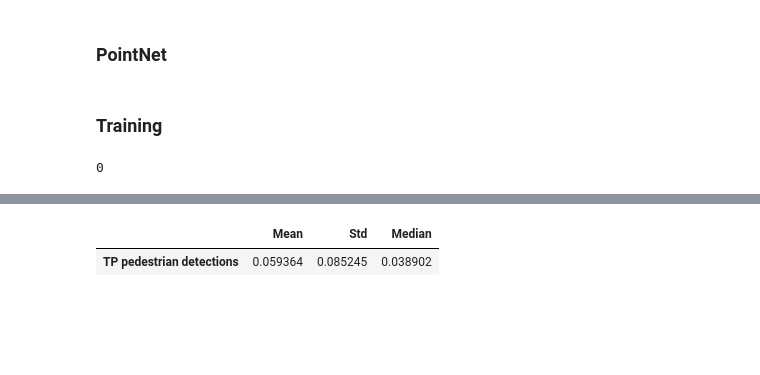
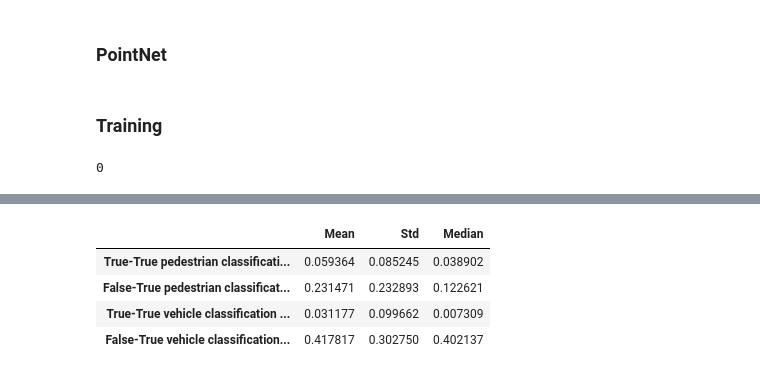
Before and after one commit to olegtalalov/defeater, a Jupyter notebook: PointNet_Dataset.ipynb, the cells around one changed output, grey strips where cells are left out. Cells and saved outputs as stored; diff of their text form; code cells hidden in the pictures; blank space fills up the shorter version.

```diff
--- a/PointNet_Dataset.ipynb
+++ b/PointNet_Dataset.ipynb
@@ -694,20 +699,45 @@ predictions = np.load(os.path.join("/content/drive/My Drive/PointNet/Deep_cosine
 # %%
 true_pedestrian_descriptors = concat_descriptors[np.logical_and(concat_targets == concat_predictions, concat_targets == 0)]
 
-true_pedestrian_cosine_distance_matrix = 1 - cosine_similarity(true_pedestrian_descriptors)
+# pairwise cosine distance between TP pedestrians objects
+tt_pedestrian_cosine_distance_matrix = 1 - cosine_similarity(true_pedestrian_descriptors)
 
-true_pedestrian_mean, true_pedestrian_std, true_pedestrian_median = np.mean(true_pedestrian_cosine_distance_matrix), np.std(true_pedestrian_cosine_distance_matrix), np.median(true_pedestrian_cosine_distance_matrix)
+tt_pedestrian_mean, tt_pedestrian_std, tt_pedestrian_median = np.mean(tt_pedestrian_cosine_distance_matrix), np.std(tt_pedestrian_cosine_distance_matrix), np.median(tt_pedestrian_cosine_distance_matrix)
 # %%
 false_pedestrian_descriptors = concat_descriptors[np.logical_and(concat_targets != concat_predictions, concat_targets == 1)]
 
-false_pedestrian_cosine_distance_matrix = 1 - cosine_similarity(false_pedestrian_descriptors)
+# pairwise cosine distance between TP pedestrians objects and FP pedestrians objects
+ft_pedestrian_cosine_distance_matrix = 1 - cosine_similarity(true_pedestrian_descriptors, false_pedestrian_descriptors)
 
-false_pedestrian_mean, false_pedestrian_std, false_pedestrian_median = np.mean(false_pedestrian_cosine_distance_matrix), np.std(false_pedestrian_cosine_distance_matrix), np.median(false_pedestrian_cosine_distance_matrix)
+ft_pedestrian_mean, ft_pedestrian_std, ft_pedestrian_median = np.mean(ft_pedestrian_cosine_distance_matrix), np.std(ft_pedestrian_cosine_distance_matrix), np.median(ft_pedestrian_cosine_distance_matrix)
-# %%
-# Cosine distance stats
-
-pd.DataFrame({"Mean" : [true_pedestrian_mean, false_pedestrian_mean], "Std" : true_pedestrian_std, "Median" : true_pedestrian_median},
-             index=["True pedestrian detections cosine distance"])
-# %% [output]
-|  | Mean | Std | Median |
-| TP pedestrian detections | 0.059364 | 0.085245 | 0.038902 |
+# %%
+true_vehicle_descriptors = concat_descriptors[np.logical_and(concat_targets == concat_predictions, concat_targets == 1)]
+
+# pairwise cosine distance between TP vehicle objects
+tt_vehicle_cosine_distance_matrix = 1 - cosine_similarity(true_vehicle_descriptors)
+
+tt_vehicle_mean, tt_vehicle_std, tt_vehicle_median = np.mean(tt_vehicle_cosine_distance_matrix), np.std(tt_vehicle_cosine_distance_matrix), np.median(tt_vehicle_cosine_distance_matrix)
+# %%
+false_vehicle_descriptors = concat_descriptors[np.logical_and(concat_targets != concat_predictions, concat_targets == 0)]
+
+# pairwise cosine distance between TP pedestrians objects and FP pedestrians objects
+ft_vehicle_cosine_distance_matrix = 1 - cosine_similarity(true_vehicle_descriptors, false_vehicle_descriptors)
+
+ft_vehicle_mean, ft_vehicle_std, ft_vehicle_median = np.mean(ft_vehicle_cosine_distance_matrix), np.std(ft_vehicle_cosine_distance_matrix), np.median(ft_vehicle_cosine_distance_matrix)
+# %%
+# Cosine distance stats
+
+pd.DataFrame({"Mean" : [tt_pedestrian_mean, ft_pedestrian_mean, tt_vehicle_mean, ft_vehicle_mean],
+              "Std" : [tt_pedestrian_std, ft_pedestrian_std, tt_vehicle_std, ft_vehicle_std],
+              "Median" : [tt_pedestrian_median, ft_pedestrian_median, tt_vehicle_median, ft_vehicle_median]},
+             index=["True-True pedestrian classification pairwise cosine distance stat:",
+                    "False-True pedestrian classification pairwise cosine distance stat:",
+                    "True-True vehicle classification pairwise cosine distance stat:",
+                    "False-True vehicle classification pairwise cosine distance stat:"
+                    ])
+# %% [output]
+|  | Mean | Std | Median |
+| True-True pedestrian classificati... | 0.059364 | 0.085245 | 0.038902 |
+| False-True pedestrian classificat... | 0.231471 | 0.232893 | 0.122621 |
+| True-True vehicle classification ... | 0.031177 | 0.099662 | 0.007309 |
+| False-True vehicle classification... | 0.417817 | 0.302750 | 0.402137 |
```
Also changed, not shown: parts of 4 cells of this notebook.
